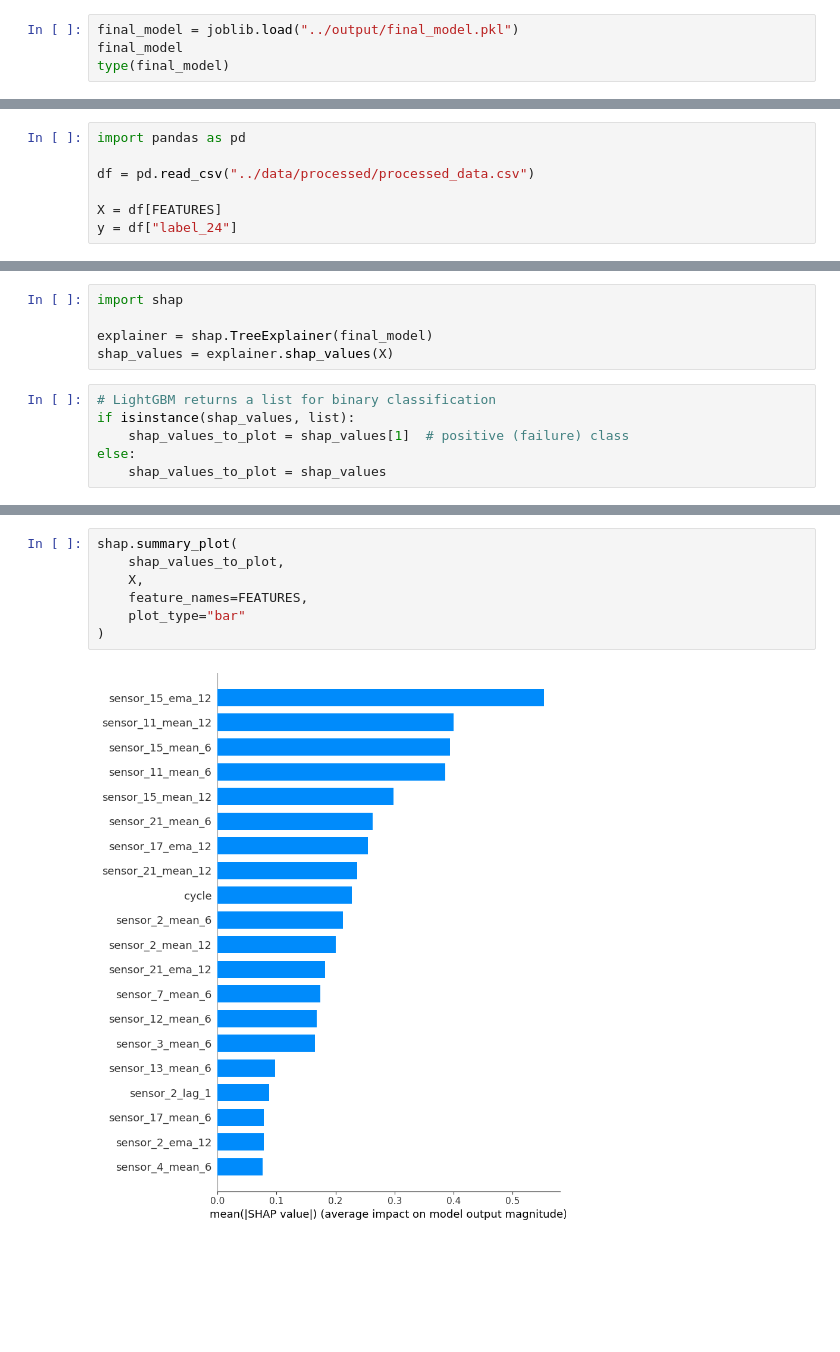
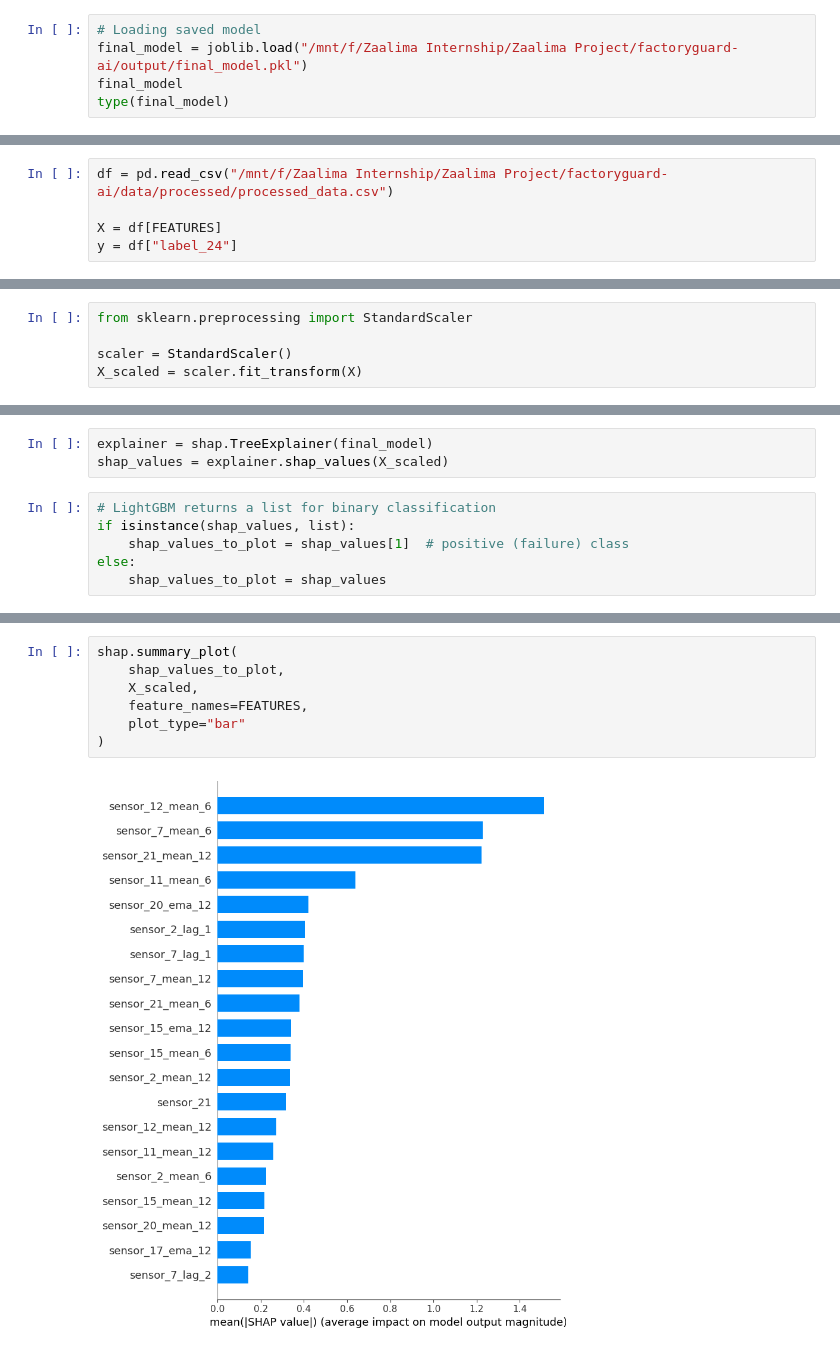
Before and after one commit to abhinay12890/factoryguard-ai, a Jupyter notebook: notebooks/04_explainability_shap.ipynb, the cells around one changed output, grey strips where cells are left out. Saved outputs shown, nothing was run; the diff lists cells and outputs as text; blank space fills up the shorter version.

```diff
--- a/notebooks/04_explainability_shap.ipynb
+++ b/notebooks/04_explainability_shap.ipynb
@@ -40,15 +27,14 @@ type(FEATURES), len(FEATURES)
 # %% [output]
 (list, 113)
 # %%
-final_model = joblib.load("../output/final_model.pkl")
+# Loading saved model
+final_model = joblib.load("/mnt/f/Zaalima Internship/Zaalima Project/factoryguard-ai/output/final_model.pkl")
 final_model
 type(final_model)
 # %% [output]
 lightgbm.sklearn.LGBMClassifier
 # %%
-import pandas as pd
-
-df = pd.read_csv("../data/processed/processed_data.csv")
+df = pd.read_csv("/mnt/f/Zaalima Internship/Zaalima Project/factoryguard-ai/data/processed/processed_data.csv")
 
 X = df[FEATURES]
 y = df["label_24"]
@@ -63,0 +41,5 @@ X_scaled
+# %%
+from sklearn.preprocessing import StandardScaler
+
+scaler = StandardScaler()
+X_scaled = scaler.fit_transform(X)
@@ -64,8 +66,6 @@ X_scaled
 # %%
-import shap
-
 explainer = shap.TreeExplainer(final_model)
-shap_values = explainer.shap_values(X)
+shap_values = explainer.shap_values(X_scaled)
 # %%
 # LightGBM returns a list for binary classification
 if isinstance(shap_values, list):
@@ -101,12 +98,12 @@ shap.summary_plot(
 # %%
 shap.summary_plot(
     shap_values_to_plot,
-    X,
+    X_scaled,
     feature_names=FEATURES,
     plot_type="bar"
 )
 # %% [output]
-[figure, old version]
+[figure, new version]
 # %% [markdown]
 ### Interpretation
 
```
Also changed, not shown: parts of 17 cells of this notebook, 2 other files.
